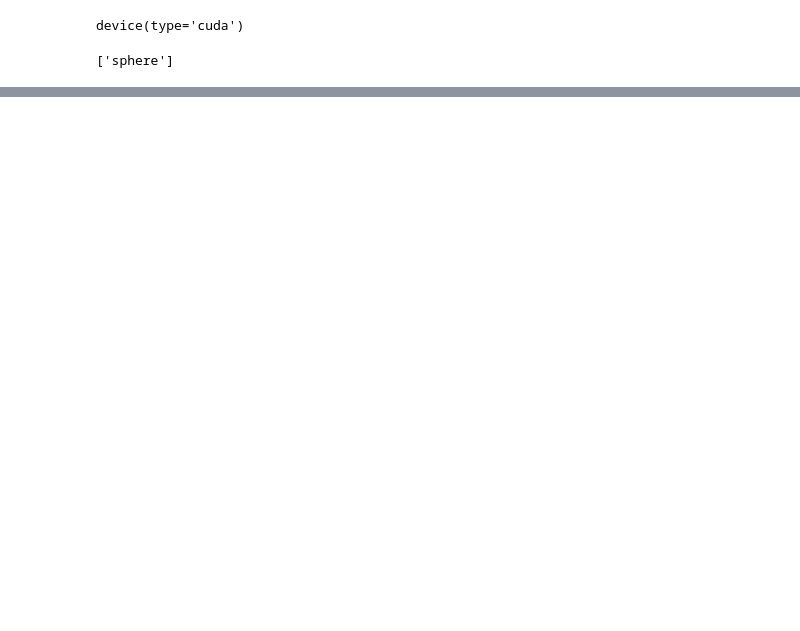
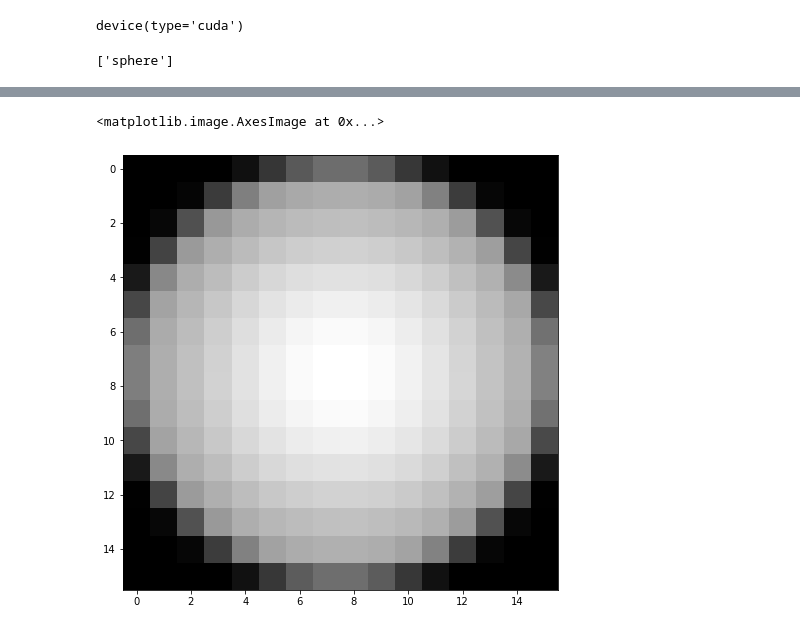
Before and after one commit to JonComo/relight, a Jupyter notebook: Relit.ipynb, the cells around one changed output, grey strips where cells are left out. Cells and saved outputs as stored; diff of their text form; code cells hidden in the pictures; blank space fills up the shorter version.

```diff
--- a/Relit.ipynb
+++ b/Relit.ipynb
@@ -49,9 +45,11 @@ device
 # %% [output]
 device(type='cuda')
 # %%
+im_s = 16
+
 transform = transforms.Compose([
-    transforms.Resize(256),
-    transforms.CenterCrop(224),
+    transforms.Resize(32),
+    transforms.CenterCrop(im_s),
     transforms.Grayscale(),
     transforms.ToTensor(),
     transforms.Normalize(mean=(0.5, ), std=(0.5, )),
@@ -107,5 +105,5 @@ torch.Size([20, 1, 224, 224])
 # %%
-img_shape = (1, 224, 224)
+img_shape = (1, im_s, im_s)
 cuda = True if torch.cuda.is_available() else False
 # %%
 class NN(nn.Module):
@@ -176,4 +194,9 @@ CharTensor = torch.cuda.CharTensor if cuda else torch.CharTensor
 # %%
 loaded_avg_img = np.load('avg_img.npy')
-img_shape = (1, 224, 224)
+# %%
+plt.figure(figsize=(8,8))
+plt.imshow(loaded_avg_img.reshape(img_shape[1],img_shape[2]), cmap='gray')
+# %% [output]
+<matplotlib.image.AxesImage at 0x...>
+[figure, added]
 # %%
```
Also changed, not shown: parts of 13 cells of this notebook.
